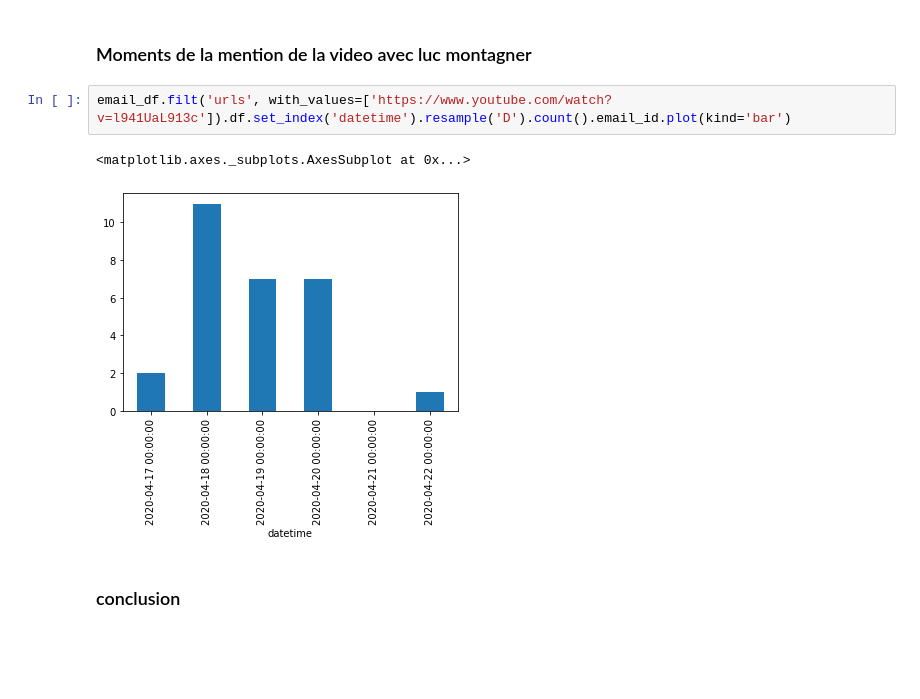
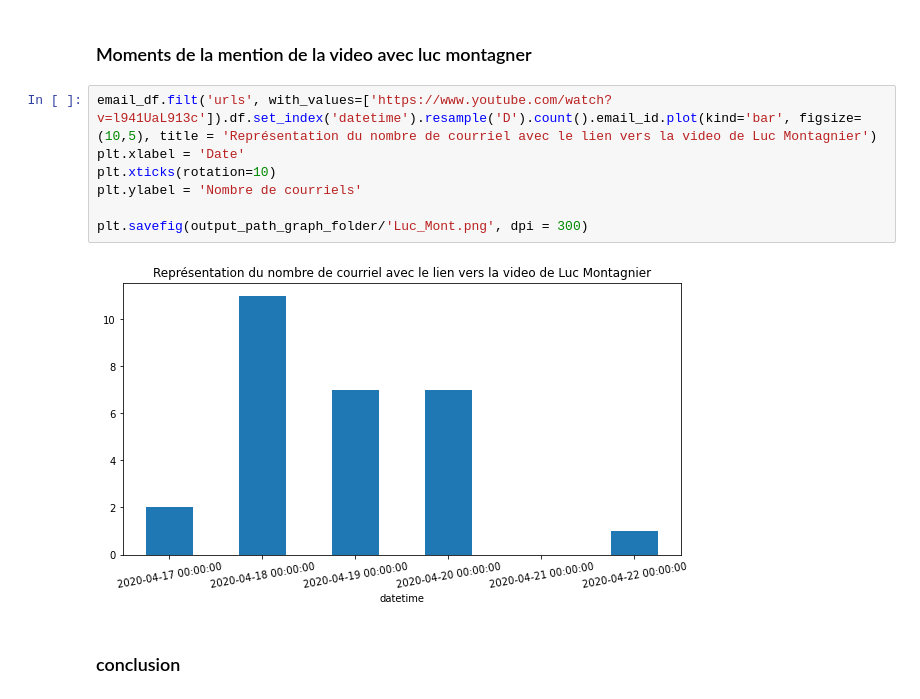
Before and after one commit to jaytouz/pyMboxAnalyser, a Jupyter notebook: notebook/3 - Analyses spécifiques.ipynb, the cells around one changed output. Saved outputs shown, nothing was run; the diff lists cells and outputs as text; blank space fills up the shorter version.

```diff
--- a/notebook/3 - Analyses spécifiques.ipynb
+++ b/notebook/3 - Analyses spécifiques.ipynb
@@ -488,10 +498,14 @@ email_df.theme_per_day(pourc=False)['laboratoire'].loc['2020-3-30':'2020-5-30'].
 # %% [markdown]
 ### Moments de la mention de la video avec luc montagner
 # %%
-email_df.filt('urls', with_values=['https://www.youtube.com/watch?v=l941UaL913c']).df.set_index('datetime').resample('D').count().email_id.plot(kind='bar')
+email_df.filt('urls', with_values=['https://www.youtube.com/watch?v=l941UaL913c']).df.set_index('datetime').resample('D').count().email_id.plot(kind='bar', figsize=(10,5), title = 'Représentation du nombre de courriel avec le lien vers la video de Luc Montagnier')
+plt.xlabel = 'Date'
+plt.xticks(rotation=10)
+plt.ylabel = 'Nombre de courriels'
+
+plt.savefig(output_path_graph_folder/'Luc_Mont.png', dpi = 300)
 # %% [output]
-<matplotlib.axes._subplots.AxesSubplot at 0x...>
-[figure, old version]
+[figure, new version]
 # %% [markdown]
 ### conclusion
 # %% [markdown]
```
Also changed, not shown: parts of 57 cells of this notebook, 23 other files.
